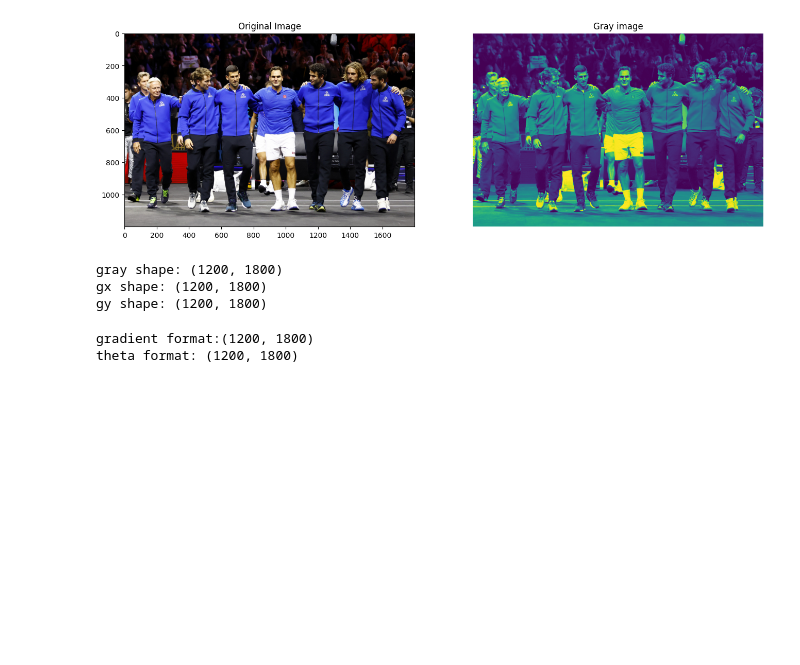
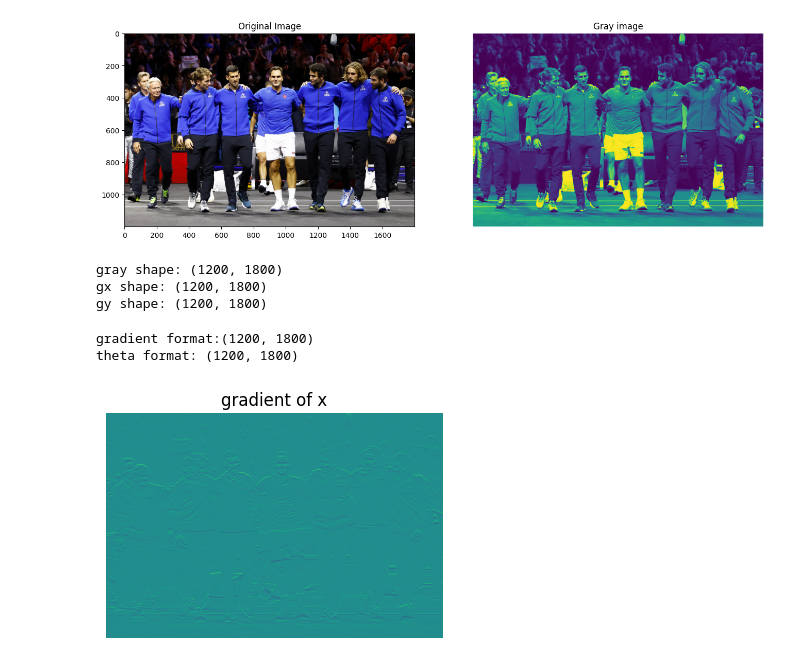
Before and after one commit to phamcongdan85/khanh_blog, a Jupyter notebook: src/k1.ipynb, the cells around one changed output. Saved outputs shown, nothing was run; the diff lists cells and outputs as text; code cells hidden in the pictures; blank space fills up the shorter version.

```diff
--- a/src/k1.ipynb
+++ b/src/k1.ipynb
@@ -41,3 +41,15 @@ print('theta format: {}'.format(theta.shape))
 # %% [output]
 gradient format:(1200, 1800)
 theta format: (1200, 1800)
+# %%
+w = 20
+h = 10
+
+plt.figure(figsize=(w,h))
+plt.subplot(1,4,1)
+plt.title('gradient of x')
+plt.imshow(gx)
+plt.axis('off')
+plt.show()
+# %% [output]
+[figure, added]
```
Also changed, not shown: 3 other files.
